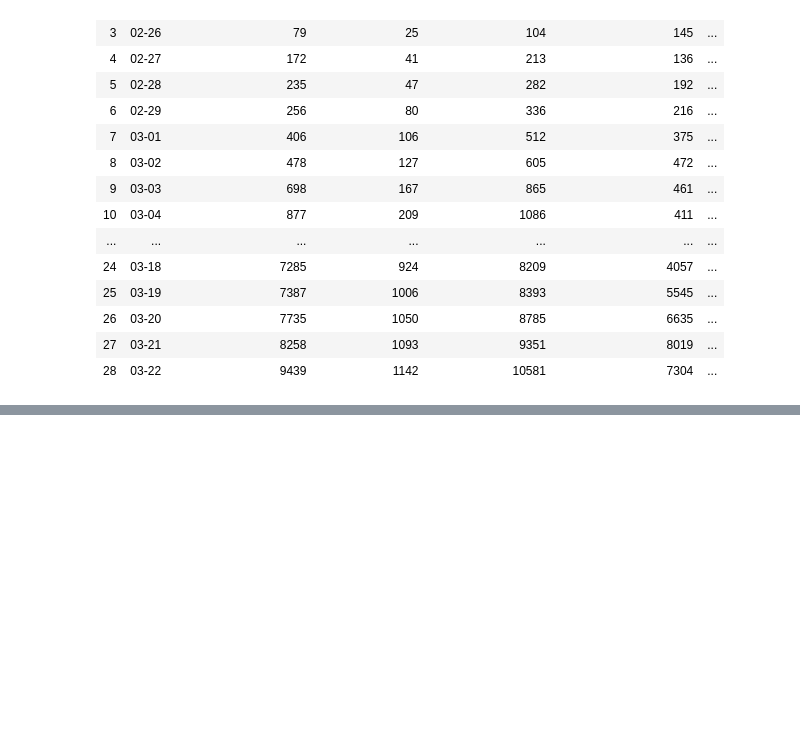
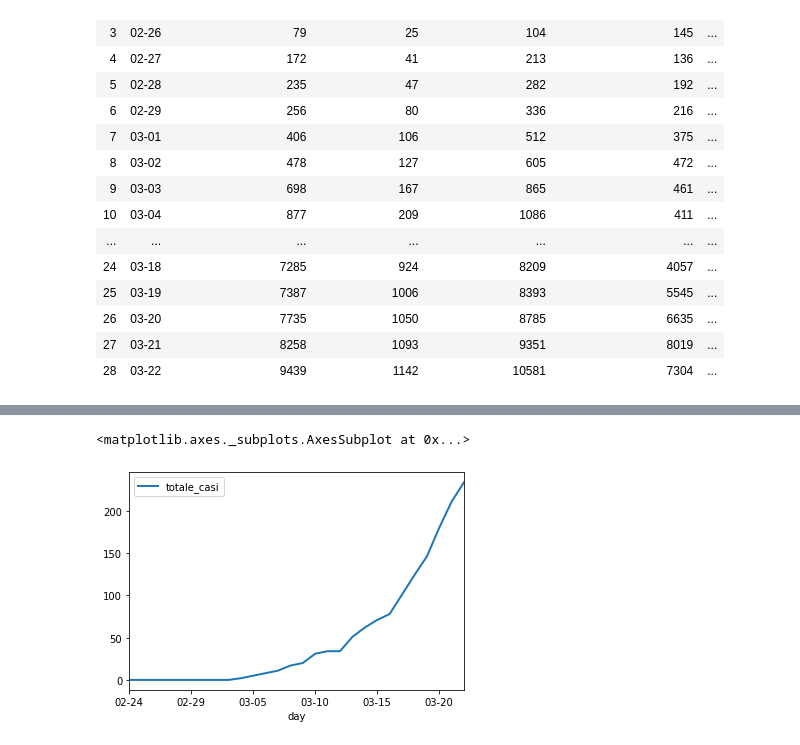
Before and after one commit to simonegiancola09/covid-19-Analysis, a Jupyter notebook: Covid.ipynb, the cells around one changed output, grey strips where cells are left out. Cells and saved outputs as stored; diff of their text form; code cells hidden in the pictures; blank space fills up the shorter version.

```diff
--- a/Covid.ipynb
+++ b/Covid.ipynb
@@ -268,0 +268,14 @@ get_giorno(regioni, "02-24")
+# %%
+def get_provincia(name, df=province):
+    dati_provincia = df.loc[df['denominazione_provincia'] == name]
+    dati_provincia.drop(["codice_regione", "denominazione_regione", "lat", "long", "denominazione_provincia", "sigla_provincia", "codice_provincia"], axis=1, inplace=True)
+    dati_provincia=dati_provincia.reset_index(drop=True)
+    return dati_provincia
+pisa=get_provincia("Pisa")
+pisa.set_index("day", inplace=True)
+# %%
+import matplotlib.pyplot as plt
+pisa.plot(linewidth=2)
+# %% [output]
+<matplotlib.axes._subplots.AxesSubplot at 0x...>
+[figure, added]
```
Also changed, not shown: parts of 6 cells of this notebook.
